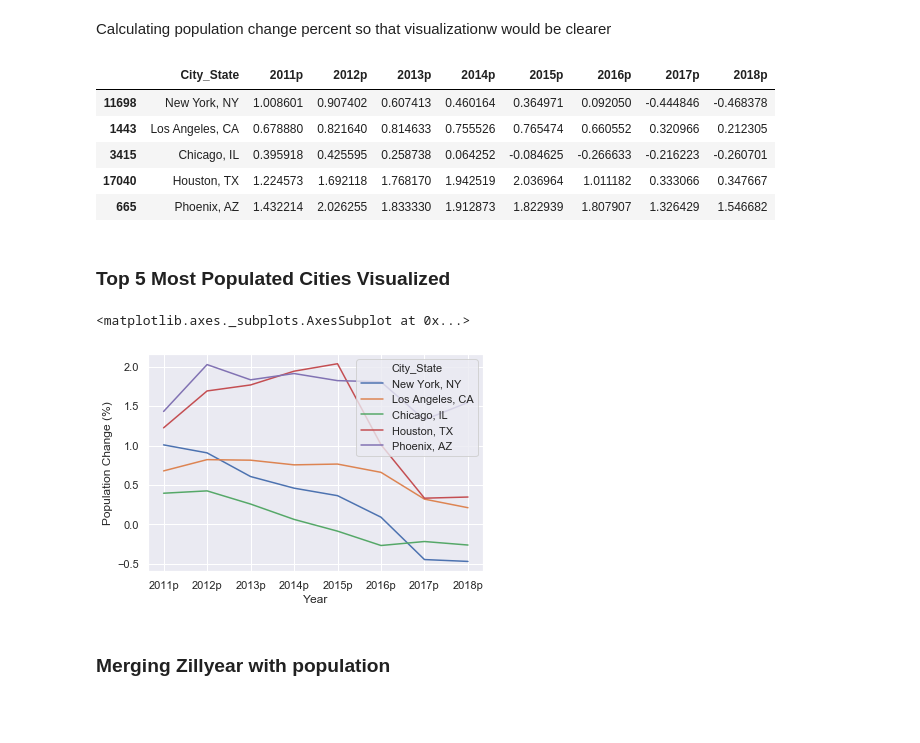
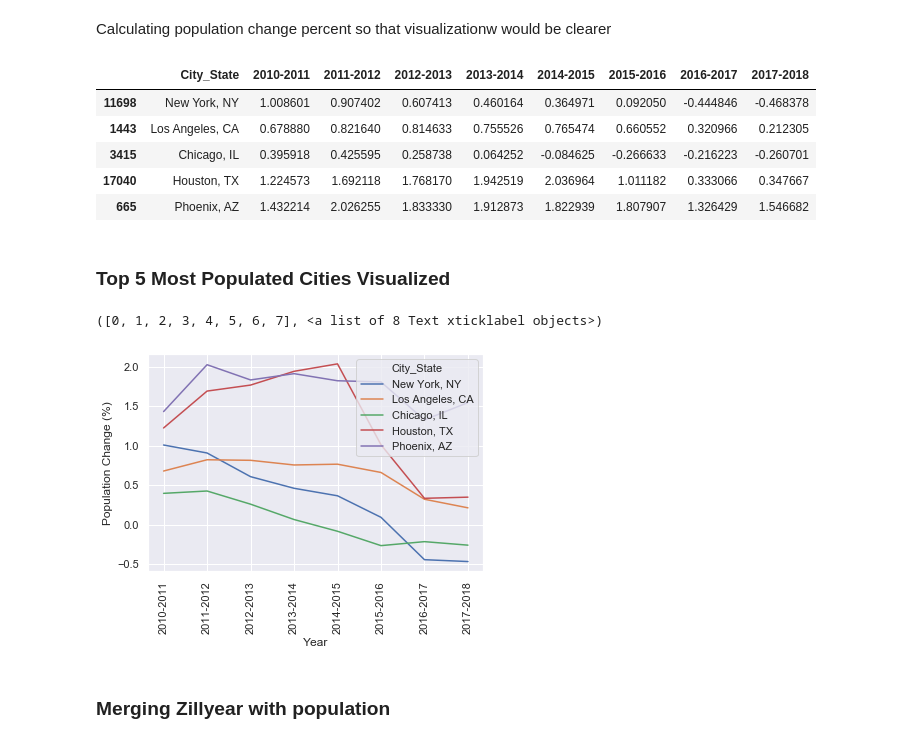
Before and after one commit to leehongc/housing, a Jupyter notebook: HousingProject.ipynb, the cells around one changed output. Saved outputs shown, nothing was run; the diff lists cells and outputs as text; code cells hidden in the pictures; blank space fills up the shorter version.

```diff
--- a/HousingProject.ipynb
+++ b/HousingProject.ipynb
@@ -530,12 +535,12 @@ Calculating population change percent so that visualizationw would be clearer
 # %%
 popchange = popfinalmerge.copy()
 for i in range(2010,2018):
-    popchange[str(i+1) + 'p'] = ((popchange[str(i+1)] - popchange[str(i)]) /popchange[str(i)] )*100
+    popchange[str(i)+'-'+str(i+1)] = ((popchange[str(i+1)] - popchange[str(i)]) /popchange[str(i)] )*100
 popchange = popchange.iloc[:,9:]
 
 popchange.head()
 # %% [output]
-|  | City_State | 2011p | 2012p | 2013p | 2014p | 2015p | 2016p | 2017p | 2018p |
+|  | City_State | 2010-2011 | 2011-2012 | 2012-2013 | 2013-2014 | 2014-2015 | 2015-2016 | 2016-2017 | 2017-2018 |
 | 11698 | New York, NY | 1.008601 | 0.907402 | 0.607413 | 0.460164 | 0.364971 | 0.092050 | -0.444846 | -0.468378 |
 | 1443 | Los Angeles, CA | 0.678880 | 0.821640 | 0.814633 | 0.755526 | 0.765474 | 0.660552 | 0.320966 | 0.212305 |
 | 3415 | Chicago, IL | 0.395918 | 0.425595 | 0.258738 | 0.064252 | -0.084625 | -0.266633 | -0.216223 | -0.260701 |
@@ -546,17 +551,18 @@ popchange.head()
 # %%
 popfinalvisualize = popchange.dropna()
 popfinalvisualize = pd.melt(popfinalvisualize, id_vars='City_State', var_name='Year', value_name='Population Change (%)')
 top5pop_cities = ['New York, NY', 'Los Angeles, CA', 'Chicago, IL', 'Houston, TX', 'Phoenix, AZ']
 popfinalvisualize = popfinalvisualize[popfinalvisualize.City_State.isin(top5pop_cities)]
 popfinalvisualize.head()
 
-sns.lineplot(x='Year', y='Population Change (%)', hue='City_State', data=popfinalvisualize)
+top5 = sns.lineplot(x='Year', y='Population Change (%)', hue='City_State', data=popfinalvisualize)
+plt.xticks(rotation=90)
 
 #sns.tsplot(popfinalvisualize, time='Year', unit = "City_State",
 #               condition='City_State', value='Population Size')
 # %% [output]
-<matplotlib.axes._subplots.AxesSubplot at 0x...>
+([0, 1, 2, 3, 4, 5, 6, 7], <a list of 8 Text xticklabel objects>)
-[figure, old version]
+[figure, new version]
 # %% [markdown]
 ### Merging Zillyear with population
 # %%
```
Also changed, not shown: parts of 4 cells of this notebook.
